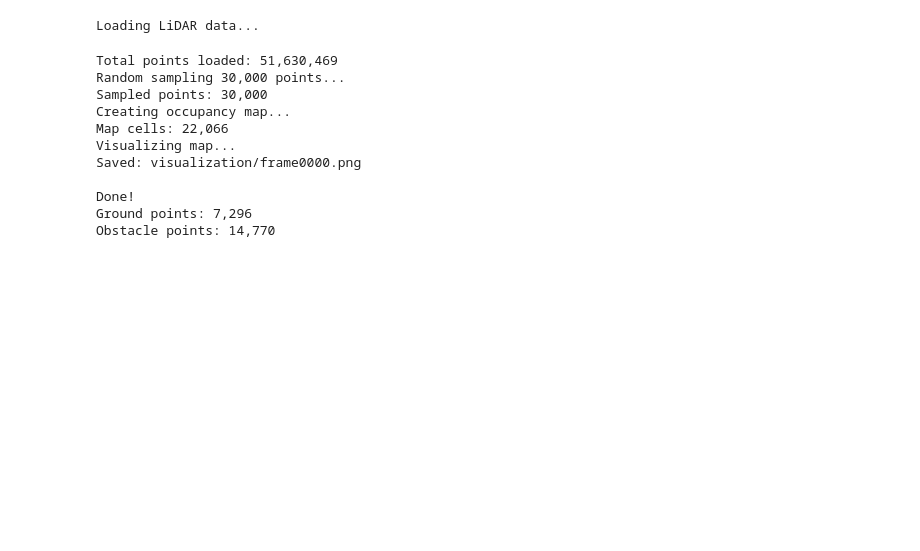
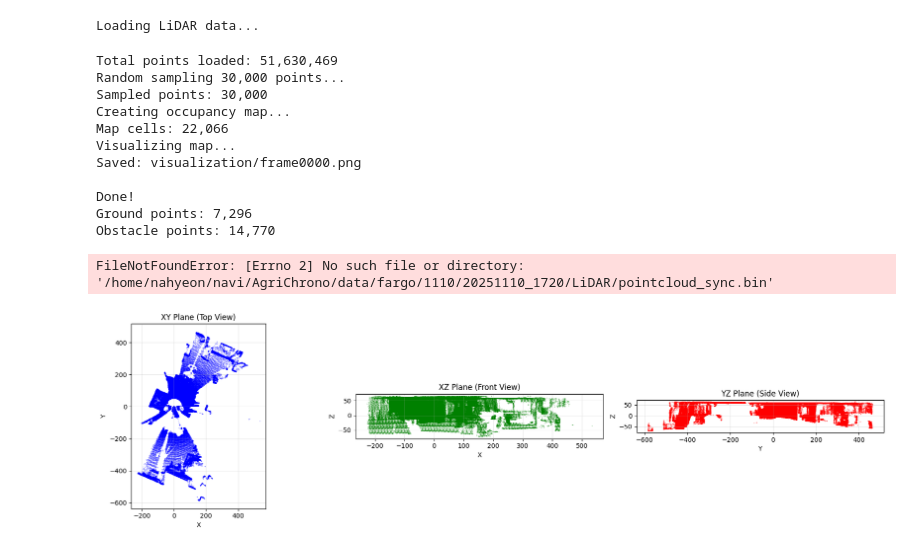
Before and after one commit to lmcr136a/autonomous-farmland, a Jupyter notebook: check_lidar.ipynb, the cells around one changed output. Saved outputs shown, nothing was run; the diff lists cells and outputs as text; code cells hidden in the pictures; blank space fills up the shorter version.

```diff
--- a/check_lidar.ipynb
+++ b/check_lidar.ipynb
@@ -283,3 +283,75 @@ Saved: visualization/frame0000.png
 Done!
 Ground points: 7,296
 Obstacle points: 14,770
+# %%
+import open3d as o3d
+import numpy as np
+
+def bin_to_ply(bin_file, ply_file):
+
+    points = np.fromfile(bin_file, dtype=np.float32)
+    points = points[3:].reshape(-1, 4)
+
+    transformed = np.zeros_like(points)
+    transformed[:, 0] = -points[:, 1]
+    transformed[:, 1] = points[:, 0]
+    transformed[:, 2] = points[:, 2]
+    # PointCloud 객체 생성
+    pcd = o3d.geometry.PointCloud()
+    pcd.points = o3d.utility.Vector3dVector(transformed[:, :3])  # x, y, z만
+
+
+    o3d.io.write_point_cloud(ply_file, pcd)
+    print(f"Converted {bin_file} -> {ply_file}")
+    print(f"Points: {len(pcd.points)}")
+
+# 사용 예시
+bin_to_ply("/home/nahyeon/navi/AgriChrono/data/fargo/1110/20251110_1720/LiDAR/pointcloud_sync.bin", "./output.ply")
+# %% [output]
+FileNotFoundError: [Errno 2] No such file or directory: '/home/nahyeon/navi/AgriChrono/data/fargo/1110/20251110_1720/LiDAR/pointcloud_sync.bin'
+# %%
+import matplotlib.pyplot as plt
+
+
+bin_file = "/home/nahyeon/navi/AgriChrono/data/fargo/1110/20251111_1252/LiDAR/pointcloud_sync.bin"
+points = np.fromfile(bin_file, dtype=np.float32)
+
+points = points[3:].reshape(-1, 4)
+
+transformed = np.zeros_like(points)
+transformed[:, 0] = -points[:, 1]
+transformed[:, 1] = points[:, 0]
+transformed[:, 2] = points[:, 2]
+
+points = transformed
+
+fig, axes = plt.subplots(1, 3, figsize=(18, 5))
+
+# XY plane (top view - Z projection)
+axes[0].scatter(points[:, 0], points[:, 1], s=0.1, c='blue', alpha=0.5)
+axes[0].set_xlabel('X')
+axes[0].set_ylabel('Y')
+axes[0].set_title('XY Plane (Top View)')
+axes[0].set_aspect('equal')
+axes[0].grid(True, alpha=0.3)
+
+# XZ plane (front view - Y projection)
+axes[1].scatter(points[:, 0], points[:, 2], s=0.1, c='green', alpha=0.5)
+axes[1].set_xlabel('X')
+axes[1].set_ylabel('Z')
+axes[1].set_title('XZ Plane (Front View)')
+axes[1].set_aspect('equal')
+axes[1].grid(True, alpha=0.3)
+
+# YZ plane (side view - X projection)
+axes[2].scatter(points[:, 1], points[:, 2], s=0.1, c='red', alpha=0.5)
+axes[2].set_xlabel('Y')
+axes[2].set_ylabel('Z')
+axes[2].set_title('YZ Plane (Side View)')
+axes[2].set_aspect('equal')
+axes[2].grid(True, alpha=0.3)
+
+plt.tight_layout()
+plt.show()
+# %% [output]
+[figure, added]
```
Also changed, not shown: parts of 5 cells of this notebook, 6 other files.
